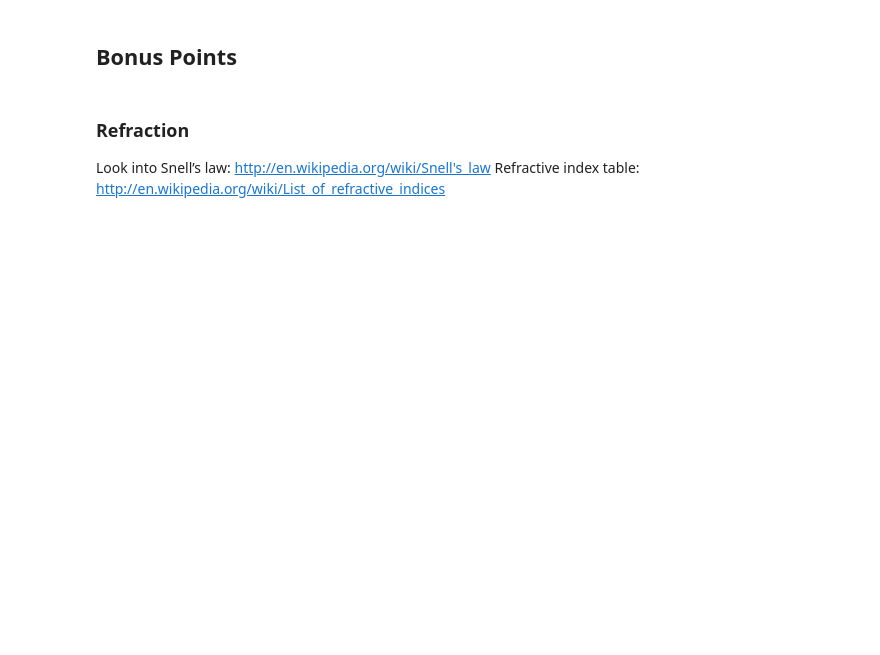
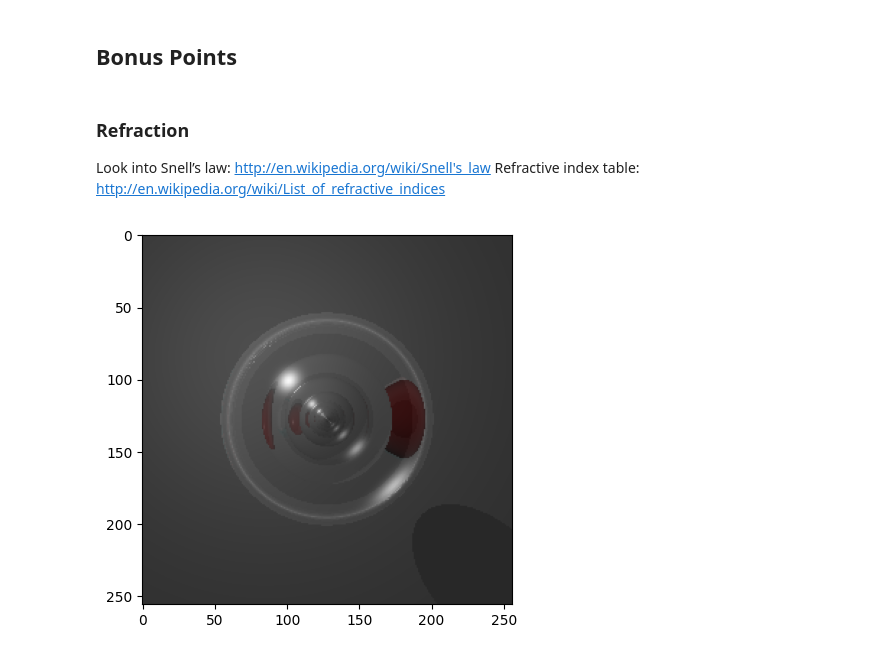
Before and after one commit to dar-levy/ray-tracing, a Jupyter notebook: Ray Tracing Assignment.ipynb, the cells around one changed output. Cells and saved outputs as stored; diff of their text form; code cells hidden in the pictures; blank space fills up the shorter version.

Commit message:
scene7

```diff
--- a/Ray Tracing Assignment.ipynb
+++ b/Ray Tracing Assignment.ipynb
@@ -261,3 +260,14 @@ plt.imsave('scene6.png', im)
 
 Look into Snell’s law: http://en.wikipedia.org/wiki/Snell's_law
 Refractive index table: http://en.wikipedia.org/wiki/List_of_refractive_indices
+# %%
+from hw3 import *
+
+ambient = np.array([0.2, 0.2, 0.2])
+camera, lights, objects = refracted_scene()
+
+im = render_scene(camera, ambient, lights, objects, RENDER_RESOLUTION, 10)
+plt.imshow(im)
+plt.imsave('scene7.png', im)
+# %% [output]
+[figure, added]
```
Also changed, not shown: parts of 4 cells of this notebook, 4 other files.
